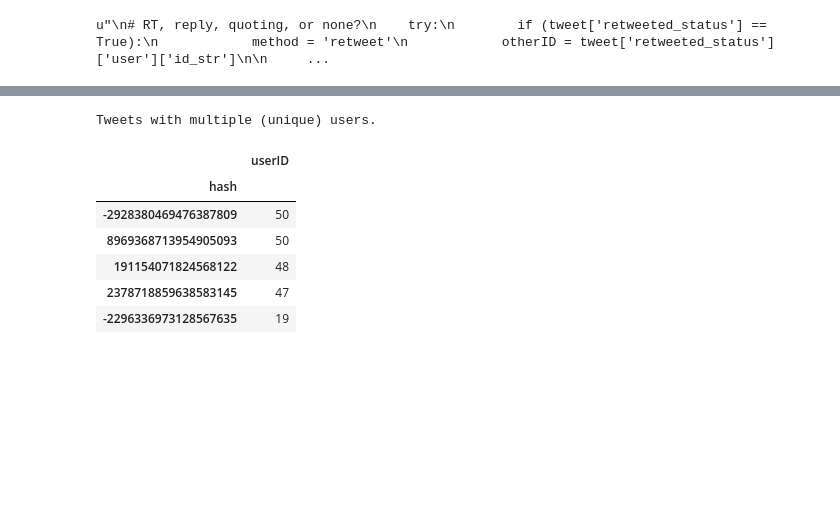
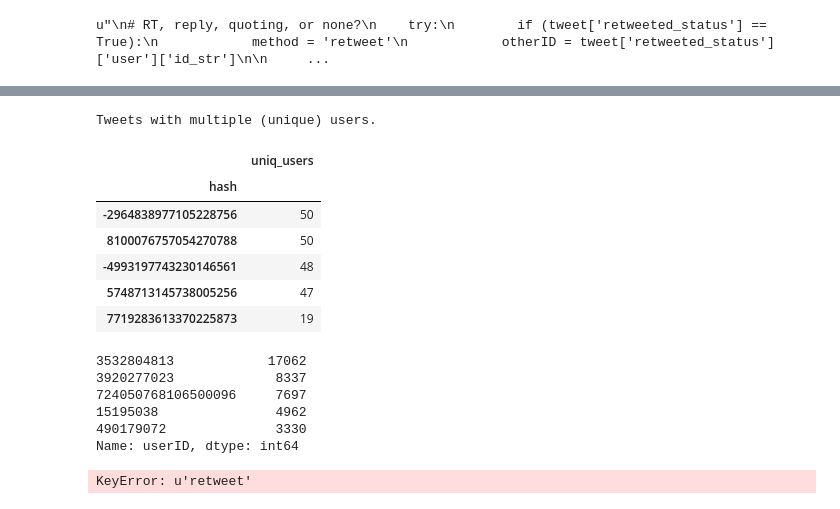
Before and after one commit to rl-grimey/polititweets, a Jupyter notebook: notebooks/bots/bot-tweet-dupes.ipynb, the cells around one changed output, grey strips where cells are left out. Drawn from its saved outputs; the diff is of its cells as text; code cells hidden in the pictures; blank space fills up the shorter version.

```diff
--- a/notebooks/bots/bot-tweet-dupes.ipynb
+++ b/notebooks/bots/bot-tweet-dupes.ipynb
@@ -69,12 +71,13 @@ def tknz(text):
                                    or x.startswith('http://') or x.startswith('https://')
                                   or x.startswith('-') or x.startswith('and')
                                     or x.startswith('.') or x.startswith(',')
-                                     or '')]
+                                     or x.startswith("'") or x == ('' or '"'))]
     return filt
 
 def hsh(tokens):
     # reads a list of tokens
-    tuped = tuple(tokens)
+    # tuped = tuple(tokens)
+    tuped = ', '.join(tokens)
     hashed = hash(tuped)
     return hashed
 # %%
@@ -86,11 +89,12 @@ def extractInfo(tweet):
     text = tweet['text']
     tokens = tknz(text)
     hashed = hsh(tokens)
+    retweet = 1 if (tweet['retweet'] == True) else 0
 
     timestamp = tweet['timestamp_ms']
 
     return {'userID':userID, 'screenName':screenName, 'timestamp':timestamp, \
-            'text':text, 'tokens':tokens, 'hash':hashed}
+            'text':text, 'tokens':tokens, 'hash':hashed, 'retweet':retweet}
 
     #### below is a horrible rendition of network variables
 
@@ -121,6 +125,7 @@ u"\n# RT, reply, quoting, or none?\n    try:\n        if (tweet['retweeted_statu
 # %%
 extracted = pd.DataFrame.from_records(raw.apply(lambda x: extractInfo(x), axis=1))
 extracted['timestamp'] = pd.to_datetime(extracted['timestamp'], unit='ms')
+extracted['token_str'] = extracted['tokens'].apply(lambda x: ', '.join(x))
 
 extracted.head()
 # %% [output]
@@ -166,16 +176,17 @@ Name: hash, dtype: int64
 # %%
-tweetsByUsers = extracted[['userID', 'hash', 'text']].groupby('hash')\
+mostDiverseTweets = extracted[['userID', 'hash', 'text']].groupby('hash')\
     .agg({'userID': pd.Series.nunique})\
     .sort_values(by='userID', ascending=False)
+mostDiverseTweets.columns = ['uniq_users']
 
-print ('Tweets with multiple (unique) users.')
-tweetsByUsers.head()
+print ('Tweets with multiple (unique) users.\n{} statuses with duplicate users'.format(mostDiverseTweets.size))
+mostDiverseTweets.head()
 # %% [output]
 Tweets with multiple (unique) users.
-|  | userID |
+|  | uniq_users |
 | hash |  |
-| -2928380469476387809 | 50 |
-| 8969368713954905093 | 50 |
-| 191154071824568122 | 48 |
-| 2378718859638583145 | 47 |
-| -2296336973128567635 | 19 |
+| -2964838977105228756 | 50 |
+| 8100076757054270788 | 50 |
+| -4993197743230146561 | 48 |
+| 5748713145738005256 | 47 |
+| 7719283613370225873 | 19 |
@@ -184,0 +193,16 @@ retweets = raw[raw['retweeted'] == True]
+# %%
+# users
+mostProlificUsers = extracted['userID'].value_counts()
+mostProlificUsers.head()
+# %% [output]
+3532804813            17062
+3920277023             8337
+724050768106500096     7697
+15195038               4962
+490179072              3330
+Name: userID, dtype: int64
+# %%
+tweets = extracted[extracted['retweet'] == 0]
+retweets = extracted[extracted['retweet'] == 1]
+# %% [output]
+KeyError: u'retweet'
```
Also changed, not shown: parts of 12 cells of this notebook.
